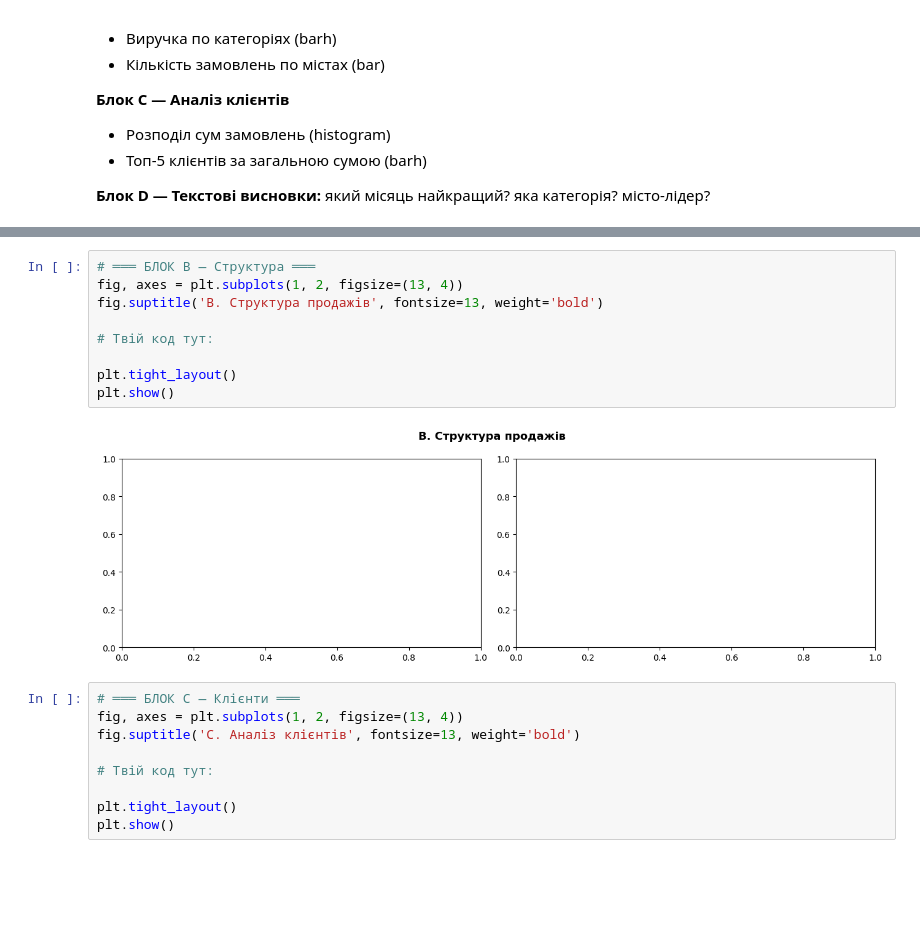
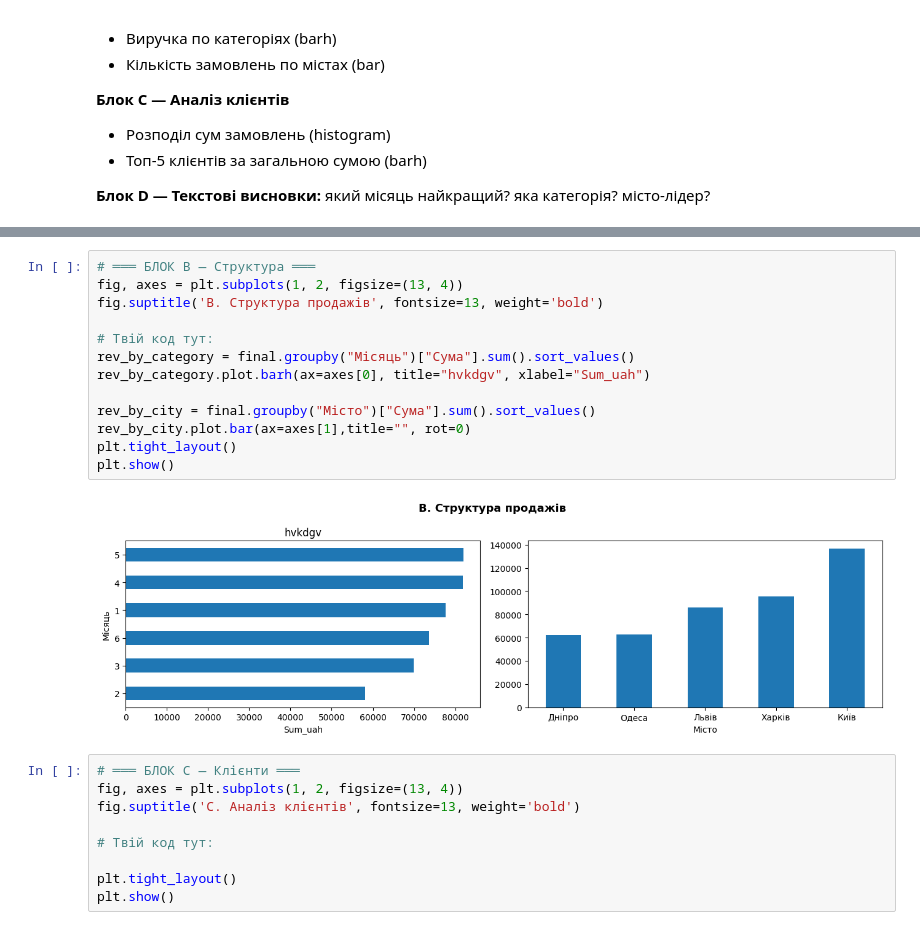
Before and after one commit to T-Svitlichna/DTA_Python, a Jupyter notebook: Lekcia/Nazar_2905026pandas_matplotlib_combined_ua.ipynb, the cells around one changed output, grey strips where cells are left out. Cells and saved outputs as stored; diff of their text form; blank space fills up the shorter version.

```diff
--- a/Lekcia/Nazar_2905026pandas_matplotlib_combined_ua.ipynb
+++ b/Lekcia/Nazar_2905026pandas_matplotlib_combined_ua.ipynb
@@ -1150,14 +1153,18 @@ plt.show()
 # %%
 # ═══ БЛОК B — Структура ═══
 fig, axes = plt.subplots(1, 2, figsize=(13, 4))
 fig.suptitle('B. Структура продажів', fontsize=13, weight='bold')
 
 # Твій код тут:
+rev_by_category = final.groupby("Місяць")["Сума"].sum().sort_values()
+rev_by_category.plot.barh(ax=axes[0], title="hvkdgv", xlabel="Sum_uah")
 
+rev_by_city = final.groupby("Місто")["Сума"].sum().sort_values()
+rev_by_city.plot.bar(ax=axes[1],title="", rot=0)
 plt.tight_layout()
 plt.show()
 # %% [output]
-[figure, old version]
+[figure, new version]
 # %%
 # ═══ БЛОК C — Клієнти ═══
 fig, axes = plt.subplots(1, 2, figsize=(13, 4))
```
Also changed, not shown: parts of 2 cells of this notebook.
